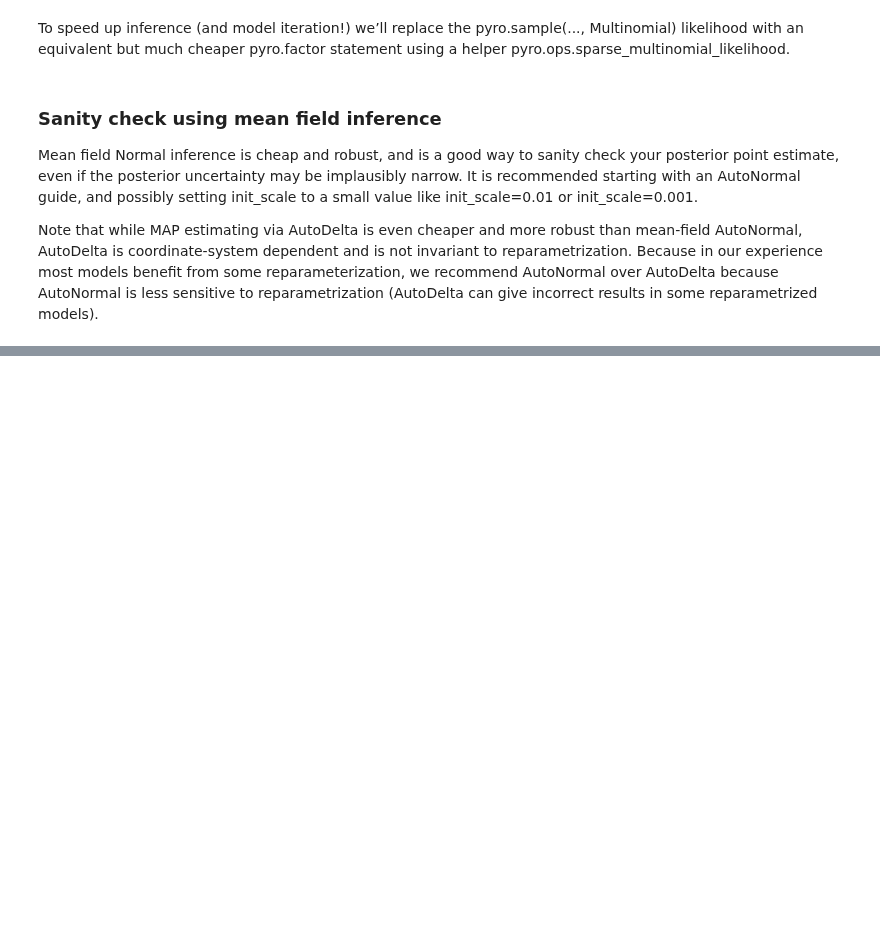
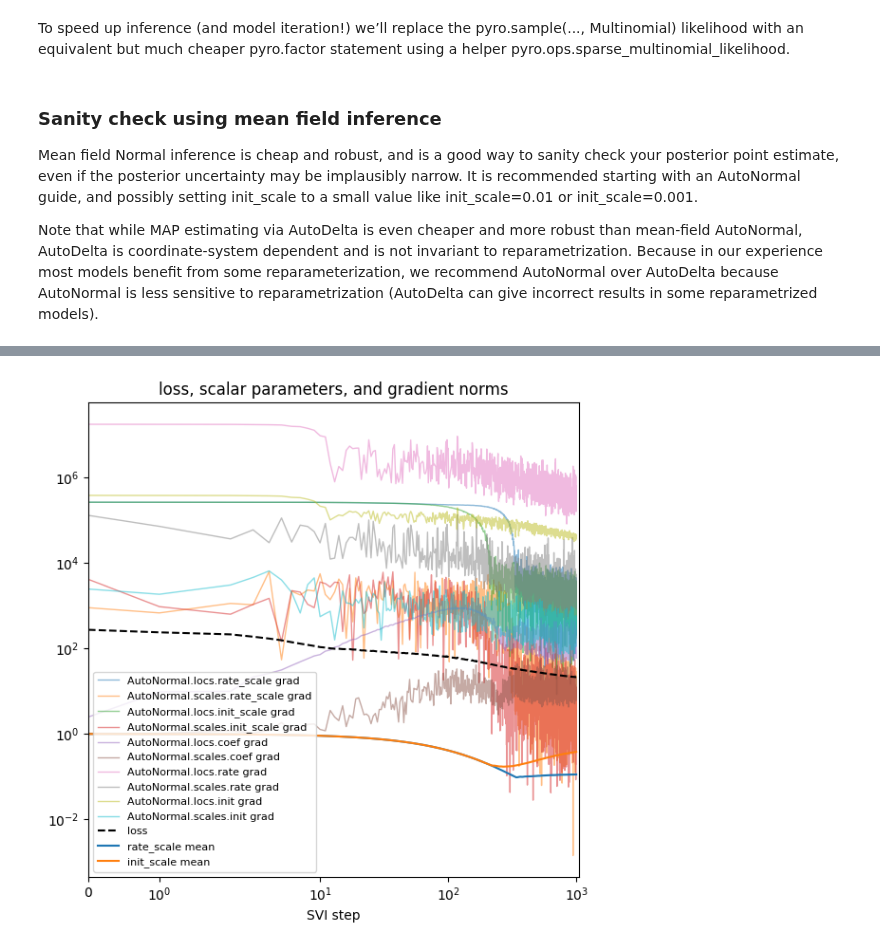
Before and after one commit to sinatayebati/deep-probabilistic-modeling, a Jupyter notebook: practical-pyro-pytorch/high-dimensional-Bayesian-workflow-applications-SARS-CoV-2-strains.ipynb, the cells around one changed output, grey strips where cells are left out. Cells and saved outputs as stored; diff of their text form; code cells hidden in the pictures; blank space fills up the shorter version.

```diff
--- a/practical-pyro-pytorch/high-dimensional-Bayesian-workflow-applications-SARS-CoV-2-strains.ipynb
+++ b/practical-pyro-pytorch/high-dimensional-Bayesian-workflow-applications-SARS-CoV-2-strains.ipynb
@@ -198,7 +198,7 @@ Mean field Normal inference is cheap and robust, and is a good way to sanity che
 
 Note that while MAP estimating via AutoDelta is even cheaper and more robust than mean-field AutoNormal, AutoDelta is coordinate-system dependent and is not invariant to reparametrization. Because in our experience most models benefit from some reparameterization, we recommend AutoNormal over AutoDelta because AutoNormal is less sensitive to reparametrization (AutoDelta can give incorrect results in some reparametrized models).
 # %%
-def fit_svi(model, guide,lr=0.01, num_steps=1001, log_every=100, plot=True):
+def fit_svi(model, guide, lr=0.01, num_steps=1001, log_every=100, plot=True):
     pyro.clear_param_store()
     pyro.set_rng_seed(20211205)
     if smoke_test:
@@ -213,25 +213,47 @@ def fit_svi(model, guide,lr=0.01, num_steps=1001, log_every=100, plot=True):
     num_params = sum(p.unconstrained().numel() for p in pyro.get_param_store().values())
     print(f"Found {num_latents} latent variables and {num_params} learnable parameters")
 
-    # Save graident norms during inference
+    # Save gradient norms during inference.
     series = defaultdict(list)
     def hook(g, series):
         series.append(torch.linalg.norm(g.reshape(-1), math.inf).item())
-    for name, value in pyro.get_parm_store().named_parameters():
+    for name, value in pyro.get_param_store().named_parameters():
         value.register_hook(
-            functools.partial(hook, series = series[name + "grad"])
+            functools.partial(hook, series=series[name + " grad"])
         )
 
-    # Train the guide
+    # Train the guide.
     optim = ClippedAdam({"lr": lr, "lrd": 0.1 ** (1 / num_steps)})
     svi = SVI(model, guide, optim, Trace_ELBO())
     num_obs = int(dataset["counts"].count_nonzero())
     for step in range(num_steps):
-        loss = svi.step(dataset / num_obs)
+        loss = svi.step(dataset) / num_obs
         series["loss"].append(loss)
         median = guide.median()  # cheap for autoguides
         for name, value in median.items():
             if value.numel() == 1:
-                series[name + "mean"].append(float(value))
-            if step % log_every == 0:
-                print(f"step {step: >4d} loss = {loss:0.6g}")
+                series[name + " mean"].append(float(value))
+        if step % log_every == 0:
+            print(f"step {step: >4d} loss = {loss:0.6g}")
+
+    # Plot series to assess convergence.
+    if plot:
+        plt.figure(figsize=(6, 6))
+        for name, Y in series.items():
+            if name == "loss":
+                plt.plot(Y, "k--", label=name, zorder=0)
+            elif name.endswith(" mean"):
+                plt.plot(Y, label=name, zorder=-1)
+            else:
+                plt.plot(Y, label=name, alpha=0.5, lw=1, zorder=-2)
+        plt.xlabel("SVI step")
+        plt.title("loss, scalar parameters, and gradient norms")
+        plt.yscale("log")
+        plt.xscale("symlog")
+        plt.xlim(0, None)
+        plt.legend(loc="best", fontsize=8)
+        plt.tight_layout()
+# %%
+guide = AutoNormal(model, init_scale=0.01)
+fit_svi(model, guide)
+# %% [output]
@@ -237,0 +272 @@ def fit_svi(model, guide,lr=0.01, num_steps=1001, log_every=100, plot=True):
+[figure, added]
```
Also changed, not shown: parts of 2 cells of this notebook.
